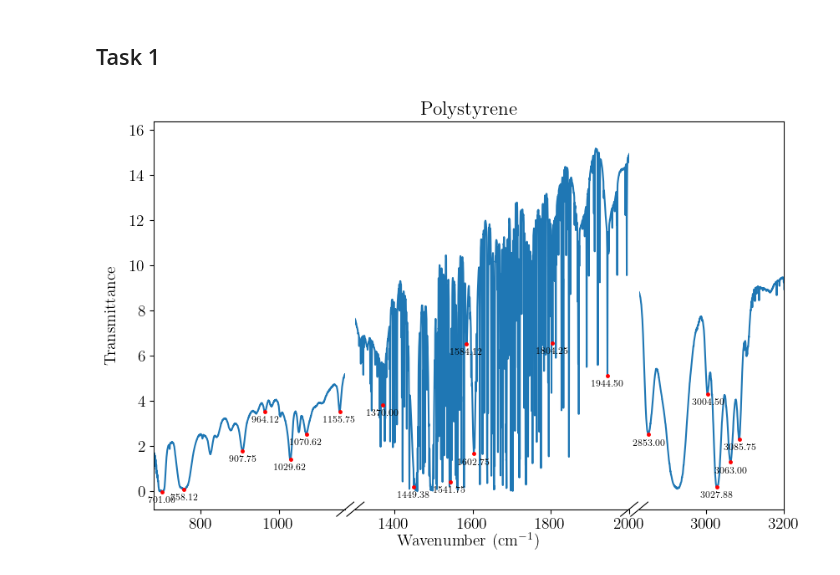
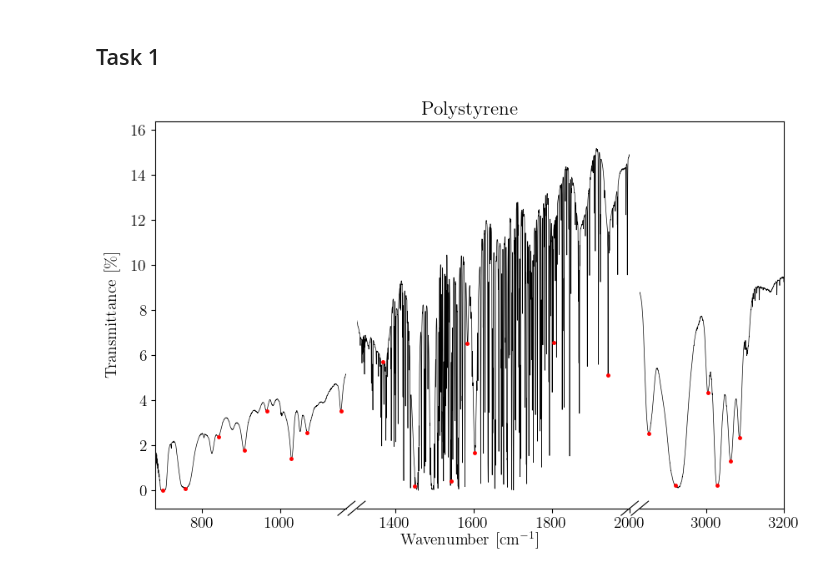
Before and after one commit to jamalghaith/advancedlabs, a Jupyter notebook: Rotation Spectroscopy/Analysis.ipynb, the cells around one changed output. Cells and saved outputs as stored; diff of their text form; code cells hidden in the pictures.

```diff
--- a/Rotation Spectroscopy/Analysis.ipynb
+++ b/Rotation Spectroscopy/Analysis.ipynb
@@ -94,8 +96,6 @@ for file in files:
             # Append the file name and file data to the data list
             data.append((file, file_data))
 # %%
-from brokenaxes import brokenaxes
-
 # Define the peak ranges for Water vapor and Polystyrene
 peak_ranges = {
     'Water Vapour': [1416.08, 1601.20, 1792.65, 1799.61, 1802.47, 1807.70, 1810.62, 2018.32, 2041.3],
@@ -103,9 +103,12 @@ peak_ranges = {
 }
 
 # Function to find dips within a specified range
-def find_dips_in_range(x, y, dip_values):
+def find_dips_in_range(x, y, dip_values, prominence=None):
     inverted_y = -y
-    dips, _ = find_peaks(inverted_y, prominence=0.3)
+    if prominence:
+        dips, _ = find_peaks(inverted_y, prominence=prominence)
+    else:
+        dips, _ = find_peaks(inverted_y)
     closest_dips = []
     for dip in dip_values:
         closest_dip = min(dips, key=lambda d: abs(x[d] - dip))
@@ -113,51 +116,114 @@ def find_dips_in_range(x, y, dip_values):
             closest_dips.append(closest_dip)
     return closest_dips
 
+# Function to calculate percentage change
+def calculate_percentage_change(theoretical, experimental):
+    return [(exp - theo) / theo * 100 for theo, exp in zip(theoretical, experimental)]
+
+# Store percentage changes for plotting
+percentage_changes = {}
+
 # Plot all data individually
 for file, file_data in data:
     # Convert the data to a numpy array
     data_array = np.vstack(file_data)
 
-    # Get the time and voltage data
+    # Get data
     x = data_array[:, 0]
     y = data_array[:, 1]
 
     # Create a new figure with broken axes
     if 'Water' in file:
         bax = brokenaxes(xlims=((1410, 1420), (1595, 1605), (1790, 1815), (2015, 2045)), wspace=.05)
+        # Set y-axis formatter to remove decimal points for each subplot
+        for ax in bax.axs:
+            ax.yaxis.set_major_formatter(FuncFormatter(lambda x, _: f'{int(x)}'))
     else:
-        bax = brokenaxes(xlims=((680,1170), (1300, 2000), (2830, 3200)), wspace=.05)
+        bax = brokenaxes(xlims=((680,1170),  (1300, 2000),(2830, 3200) ), wspace=0.05)
 
-    # Plot the voltage data
-    bax.plot(x, y)
+    # Plot
+    bax.plot(x, y, color='black', linewidth=0.5)
 
     # Remove the .asc extension from the file name
     file_name_without_ext = os.path.splitext(file)[0]
 
     # Set the title of the plot
     bax.set_title(file_name_without_ext)
 
     # Set the labels of the x and y axes
-    bax.set_xlabel('Wavenumber (cm$^{-1}$)', labelpad=20)
-    bax.set_ylabel('Transmittance')
+    bax.set_xlabel('Wavenumber [cm$^{-1}$]', labelpad=20)
+    bax.set_ylabel('Transmittance [$\%$]')
     bax.fig.set_size_inches(set_size(469*1.5))
 
     # Check if the file name matches any key in the peak_ranges dictionary
     for key, dip_values in peak_ranges.items():
         if key in file_name_without_ext:
+            # Determine prominence based on the key
+            prominence = 0.3 if key == 'Water Vapour' else None
             # Find dips within the specified range
-            dips_in_range = find_dips_in_range(x, y, dip_values)
+            dips_in_range = find_dips_in_range(x, y, dip_values, prominence)
+            experimental_dips = [x[dip] for dip in dips_in_range]
+            # Ensure the lengths match before calculating percentage changes
+            if len(dip_values) == len(experimental_dips):
+                # Calculate percentage changes
+                percentage_changes[key] = (dip_values, experimental_dips, calculate_percentage_change(dip_values, experimental_dips))
+            else:
+                print(f"Warning: Length mismatch for {key}. Theoretical: {len(dip_values)}, Experimental: {len(experimental_dips)}")
             # Plot the dips
             bax.plot(x[dips_in_range], y[dips_in_range], ".", color="red", markersize=5)
-            # Annotate the dips
-            for dip in dips_in_range:
-                bax.text(x[dip], y[dip] - 0.2, f'{x[dip]:.2f}', ha='center', va='top', fontsize=8)
-            break
+
 
     bax.big_ax.spines['right'].set_visible(True)
     bax.big_ax.spines['top'].set_visible(True)
 
+    plt.show()
 
-    plt.show()
+# Separate percentage changes for Water Vapour and Polystyrene
+water_vapour_data = percentage_changes.get('Water Vapour', ([], [], []))
+polystyrene_data = percentage_changes.get('Polystyrene', ([], [], []))
+
+# Create DataFrames for Water Vapour and Polystyrene
+df_water_vapour = pd.DataFrame({
+    'Theoretical': water_vapour_data[0],
+    'Experimental': water_vapour_data[1],
+    'Percentage Change': water_vapour_data[2]
+})
+
+df_polystyrene = pd.DataFrame({
+    'Theoretical': polystyrene_data[0],
+    'Experimental': polystyrene_data[1],
+    'Percentage Change': polystyrene_data[2]
+})
+
+# Output the DataFrames to CSV files
+df_water_vapour.to_csv('Task 1\water_vapour_data.csv', index=False)
+df_polystyrene.to_csv('Task 1\polystyrene_data.csv', index=False)
+
+# Print the DataFrames
+print("Water Vapour Data:")
+print(df_water_vapour)
+print("\nPolystyrene Data:")
+print(df_polystyrene)
+
+# Plot percentage changes on the same plot with different colored dots
+plt.figure(figsize=set_size(469))
+colors = ['gray', 'aqua']  # List of colors for different keys
+for i, (key, (theoretical, experimental, changes)) in enumerate(percentage_changes.items()):
+    plt.scatter(theoretical, changes, color=colors[i % len(colors)], label=key, marker='.')
+
+# Calculate and print the overall average percentage change and standard deviation
+all_changes = water_vapour_data[2] + polystyrene_data[2]
+overall_avg_change = np.mean(all_changes)
+overall_std_change = np.std(all_changes)
+print(f"Overall average percentage change: {overall_avg_change:.2f}%")
+print(f"Overall standard deviation of percentage change: {overall_std_change:.2f}%")
+
+# Plot the overall average and standard deviation
+plt.axhline(overall_avg_change, color='black', linestyle='--', label=f'$\mu$ = {overall_avg_change:.2f}$\%$ \n $\sigma$ = {overall_std_change:.2f}$\%$')
+plt.xlabel('Wavenumber [cm$^{-1}$]')
+plt.ylabel('Percentage Change [$\%$]')
+plt.title('Percentage Change in Wavenumber Peaks')
+plt.legend()
+plt.show()
 # %% [output]
-[figure, old version]
+[figure, new version]
```
Also changed, not shown: parts of 7 cells of this notebook, 13 other files.
